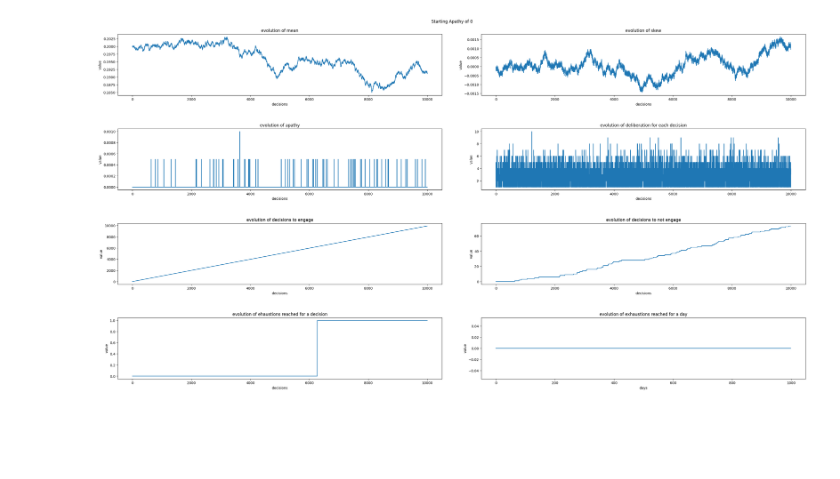
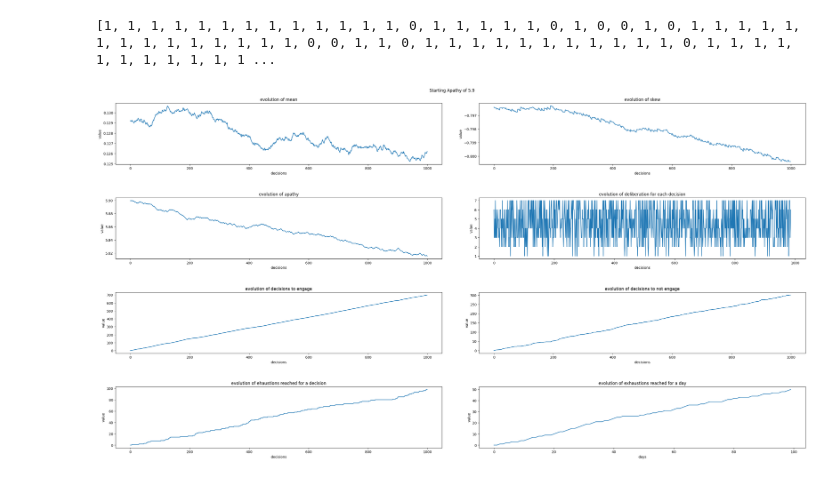
Before and after one commit to JakeLynas/Level_4_Proj, a Jupyter notebook: Main_Code/Model_1.ipynb, the cells around one changed output. Saved outputs shown, nothing was run; the diff lists cells and outputs as text; code cells hidden in the pictures; blank space fills up the shorter version.

Commit message:
Introduces Treatment, Need to tweak some Parameters to alter the model timescales

```diff
--- a/Main_Code/Model_1.ipynb
+++ b/Main_Code/Model_1.ipynb
@@ -8,7 +8,7 @@ import pandas as pd
 #These variables can be tweaked to alter how the model functions
 mean_interval,skew_interval,mean_overlap,skew_overlap = 0.012,0.14,0.003,0.035
 var,var_no  =0.2,0.1 #variance for yes and no gaussian
-pos_th, neg_th, en_th = 0.4, 0.6, 10
+pos_th, en_th = 0.4, 10
 skew_change,mean_change = 0.0210, 0.0018 #Change in mean and skew during a decision
 mn_max, sk_max = 0.2, 0 #initial values of mean and skew for apathy = 0
 w = 0.0005 #weighting on updating values in the learning process
@@ -98,7 +98,7 @@ def decision_process(mean_ap,skew_ap,ap):
     return [flg,val,en,yes,no]
 # %%
 #one entire decision
-def one_decision(mn,sk,ap):
+def one_decision(mn,sk,ap, neg_th):
 
     rep = 0 #number of processes in the decision
 
@@ -148,15 +148,20 @@ def one_decision(mn,sk,ap):
 
     return [pos,1,en,yes/ys,rep,en_flg,0] if pos>pos_th else [neg,0,en,no/n,rep,en_flg,(neg-pos)/rep]
 # %%
-def day_decisions(ap , days,f_mn,f_sk,f_ap,f_ac,f_en):
+def day_decisions(ap , days,f_mn,f_sk,f_ap,f_ac,f_en,f_CBT,f_ADM):
+
+    neg_th = disengage_th(ap)[0]
+    del_neg_th = disengage_th(ap)[1]
+
+
 
     day_m1,del_m1 = create_lists(f_mn)
     day_sk,del_sk = create_lists(f_sk)
     day_ap,del_ap = create_lists(f_ap)
     day_actual,actual_pos = create_lists(f_ac)
     day_energy = create_lists_en(f_en)
-
-
+    day_CBT = create_lists_en(f_CBT)
+    day_ADM = create_lists_en(f_ADM)
     start = initial(ap,mean_interval,skew_interval,mean_overlap,skew_overlap)
     sk = start[1]
 
@@ -176,11 +181,20 @@ def day_decisions(ap , days,f_mn,f_sk,f_ap,f_ac,f_en):
     ev_ap =[]
     ev_pos_dec = []
     ev_neg_dec = []
+    ev_postoneg = []
     ev_rep = []
     ev_exhaust = []
     ev_day_exhaust = []
 
     for d in range(days):
+
+        if neg_th > disengage_th(ap)[0]:
+            neg_th -= del_neg_th
+        elif neg_th < disengage_th(ap)[0]:
+            neg_th += del_neg_th
+
+        neg_th = CBT(day_CBT, 2*del_neg_th,d,neg_th)
+        sk = ADM(day_ADM, 10*w, d, sk)
 
         day_en = 0
         dec = 0 # max of 10 decisions in a day
@@ -195,7 +209,7 @@ def day_decisions(ap , days,f_mn,f_sk,f_ap,f_ac,f_en):
         while dec<10 and day_en<day_en_th:
             mn = mean(ap,m1,m2)
 
-            out = one_decision(mn,sk, ap)
+            out = one_decision(mn,sk, ap, neg_th)
 
             if out[1]==1 and flg ==1:
                 flg_con = 1 # two engages in a row
@@ -267,7 +281,11 @@ def day_decisions(ap , days,f_mn,f_sk,f_ap,f_ac,f_en):
                 ev_exhaust.append(en_flg)
 
         ev_day_exhaust.append(day_exhaust)
-
+        if yes>5:
+            ev_postoneg.append(1)
+        else:
+            ev_postoneg.append(0)
+    print(ev_postoneg)
     return [ev_mn,ev_sk,ev_ap,ev_rep,ev_pos_dec,ev_neg_dec, ev_exhaust,ev_day_exhaust]
 # %%
 def mean(ap,m1,m2):
@@ -422,7 +447,7 @@ def create_lists_en(f):
 # %%
 #takes the starting apathy, simulton length, days we want to perturb the system and the values they will be perturbed by
 
-def Simulation_driver(ap, days,f_mn=None,f_sk=None,f_ap=None,f_ac=None,f_en=None):
+def Simulation_driver(ap, days,f_mn=None,f_sk=None,f_ap=None,f_ac=None,f_en=None,f_ADM=None,f_CBT=None):
     plt.rcParams["figure.figsize"] = (30, 16)
     fig, axs = plt.subplots(4, 2)
     x = np.arange(0,days*10)
@@ -433,7 +458,7 @@ def Simulation_driver(ap, days,f_mn=None,f_sk=None,f_ap=None,f_ac=None,f_en=None
         ax.ticklabel_format(useOffset=False)
     axs[3][1].set(xlabel='days', ylabel='value')
 
-    out = day_decisions(ap , days, f_mn,f_sk,f_ap,f_ac,f_en)
+    out = day_decisions(ap , days, f_mn,f_sk,f_ap,f_ac,f_en,f_CBT,f_ADM)
 
     y1 = out[0]
     y2 = out[1]
@@ -465,7 +490,3 @@ def Simulation_driver(ap, days,f_mn=None,f_sk=None,f_ap=None,f_ac=None,f_en=None
     fig.tight_layout(pad=5.0)
     fig.suptitle('Starting Apathy of {}'.format(ap))
     plt.show()
-# %%
-Simulation_driver(0, 1000,f_mn=None,f_sk=None,f_ap=None,f_ac=None,f_en=None)
-# %% [output]
-[figure, removed]
@@ -471,0 +532,9 @@ Simulation_driver(0, 1000,f_mn=None,f_sk=None,f_ap=None,f_ac=None,f_en=None)
+# %%
+#Simulation_driver(6.5, 1000,f_ADM=[200,400],f_CBT=[250,400])
+Simulation_driver(5.9,100)
+#5.9 the lowest apathy that does not self recover
+#Can recover  6.5, stagnate a 7
+#If apathy is my measure of MDD then it needs to change far more quickly
+# %% [output]
+[1, 1, 1, 1, 1, 1, 1, 1, 1, 1, 1, 1, 1, 0, 1, 1, 1, 1, 1, 0, 1, 0, 0, 1, 0, 1, 1, 1, 1, 1, 1, 1, 1, 1, 1, 1, 1, 1, 1, 0, 0, 1, 1, 0, 1, 1, 1, 1, 1, 1, 1, 1, 1, 1, 1, 0, 1, 1, 1, 1, 1, 1, 1, 1, 1, 1, 1 ...
+[figure, added]
```
Also changed, not shown: parts of 5 cells of this notebook, 1 other file.
